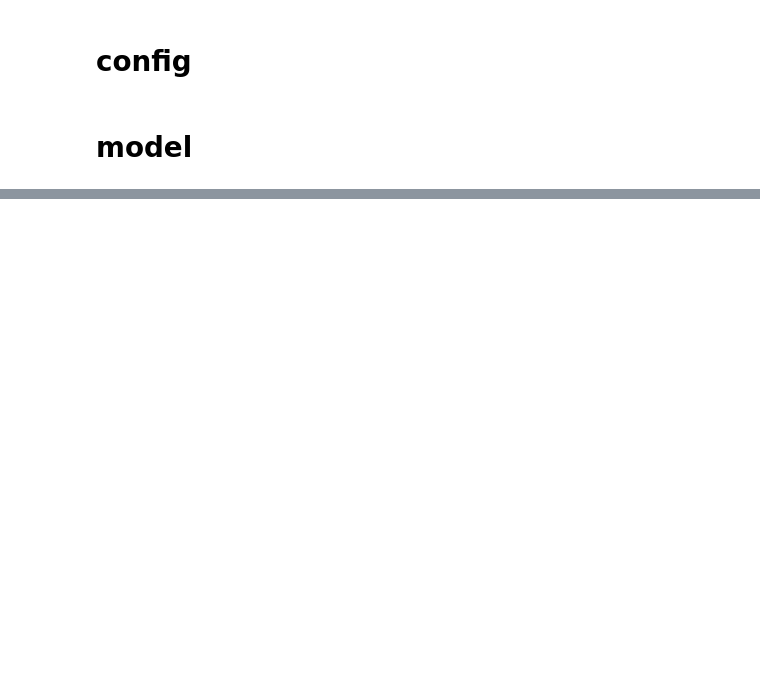
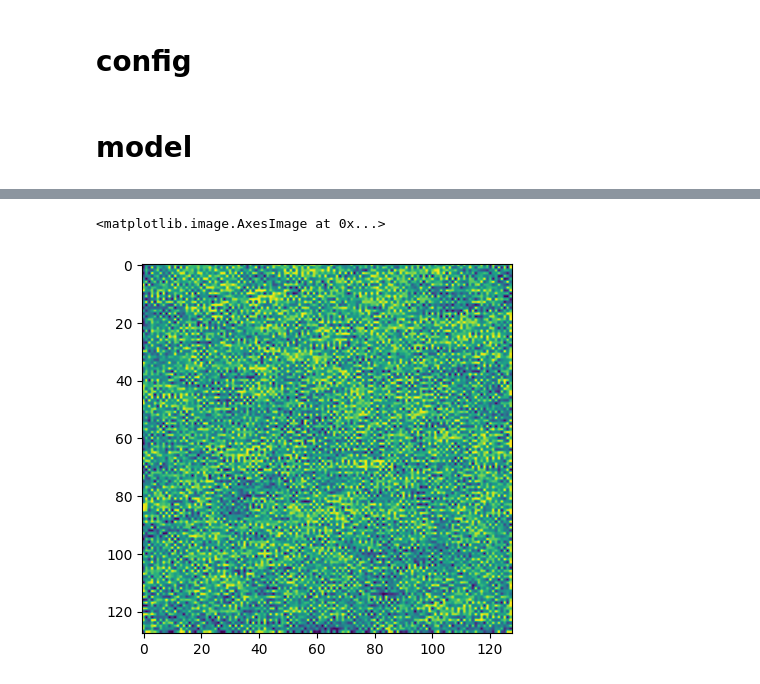
Before and after one commit to kirilllzaitsev/depth_completion_with_diffusion, a Jupyter notebook: rsl_depth_completion/conditional_diffusion/custom_diffusion_model.ipynb, the cells around one changed output, grey strips where cells are left out. Saved outputs shown, nothing was run; the diff lists cells and outputs as text; code cells hidden in the pictures; blank space fills up the shorter version.

```diff
--- a/rsl_depth_completion/conditional_diffusion/custom_diffusion_model.ipynb
+++ b/rsl_depth_completion/conditional_diffusion/custom_diffusion_model.ipynb
@@ -294,0 +477,5 @@ for i, unet_name in enumerate(['base', 'super']):
+# %%
+plt.imshow(samples[0,0].cpu())
+# %% [output]
+<matplotlib.image.AxesImage at 0x...>
+[figure, added]
```
Also changed, not shown: parts of 28 cells of this notebook.
